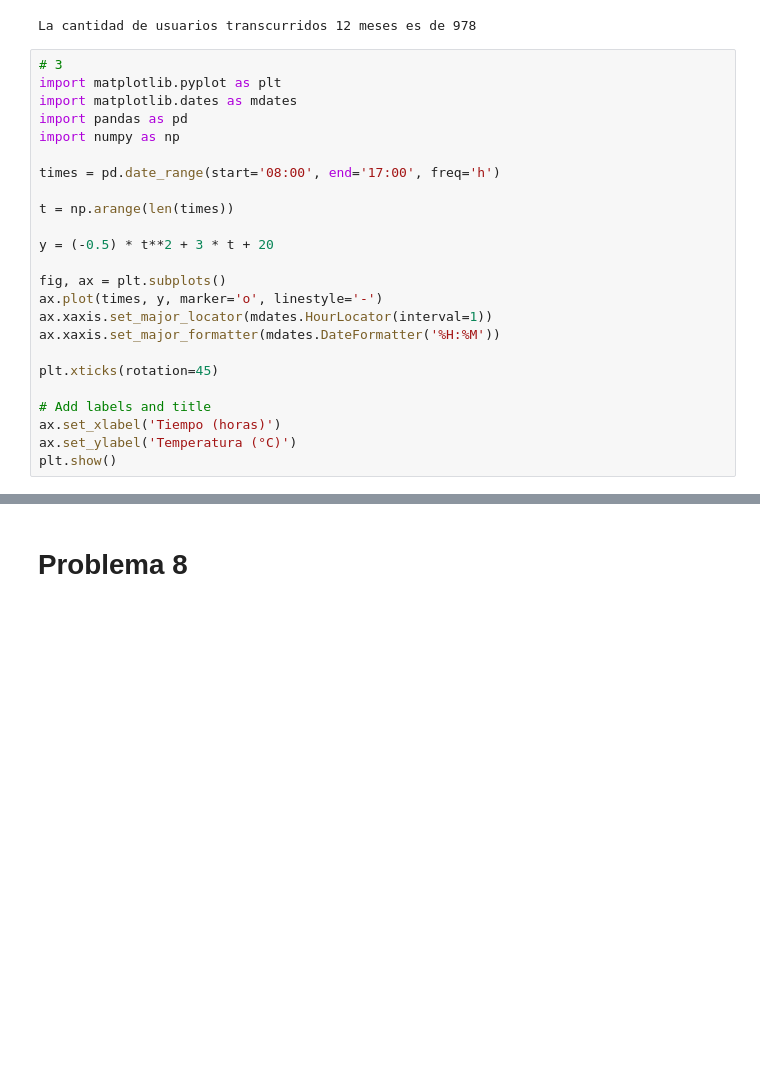
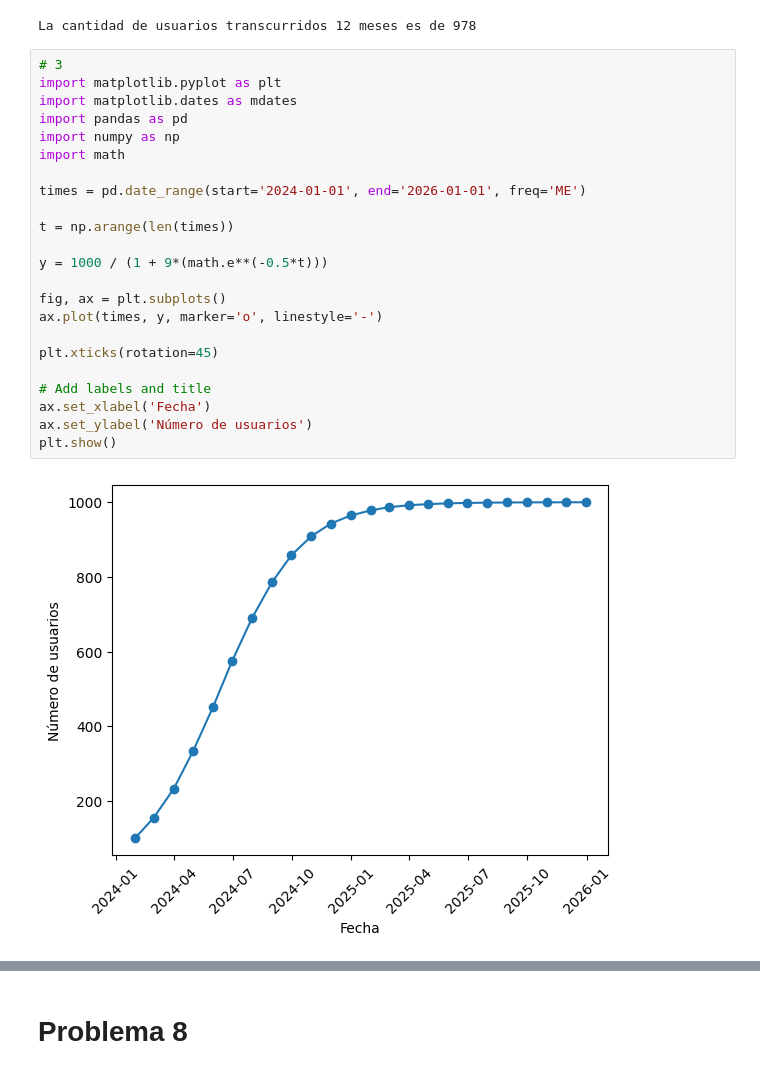
Before and after one commit to Kimulegen/matematica-aplicada, a Jupyter notebook: G1_Funciones.ipynb, the cells around one changed output, grey strips where cells are left out. Drawn from its saved outputs; the diff is of its cells as text; blank space fills up the shorter version.

```diff
--- a/G1_Funciones.ipynb
+++ b/G1_Funciones.ipynb
@@ -281,24 +281,25 @@ La cantidad de usuarios transcurridos 12 meses es de 978
 # %%
 # 3
 import matplotlib.pyplot as plt
 import matplotlib.dates as mdates
 import pandas as pd
 import numpy as np
+import math
 
-times = pd.date_range(start='08:00', end='17:00', freq='h')
+times = pd.date_range(start='2024-01-01', end='2026-01-01', freq='ME')
 
 t = np.arange(len(times))
 
-y = (-0.5) * t**2 + 3 * t + 20
+y = 1000 / (1 + 9*(math.e**(-0.5*t)))
 
 fig, ax = plt.subplots()
 ax.plot(times, y, marker='o', linestyle='-')
-ax.xaxis.set_major_locator(mdates.HourLocator(interval=1))
-ax.xaxis.set_major_formatter(mdates.DateFormatter('%H:%M'))
 
 plt.xticks(rotation=45)
 
 # Add labels and title
-ax.set_xlabel('Tiempo (horas)')
-ax.set_ylabel('Temperatura (°C)')
+ax.set_xlabel('Fecha')
+ax.set_ylabel('Número de usuarios')
 plt.show()
+# %% [output]
+[figure, added]
```
Also changed, not shown: parts of 1 cell of this notebook.
